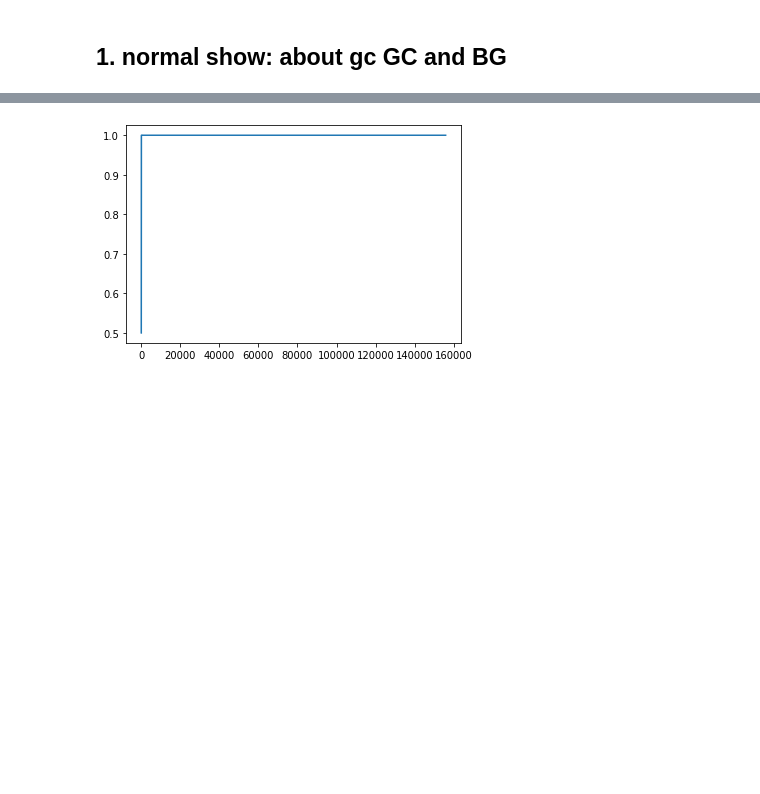
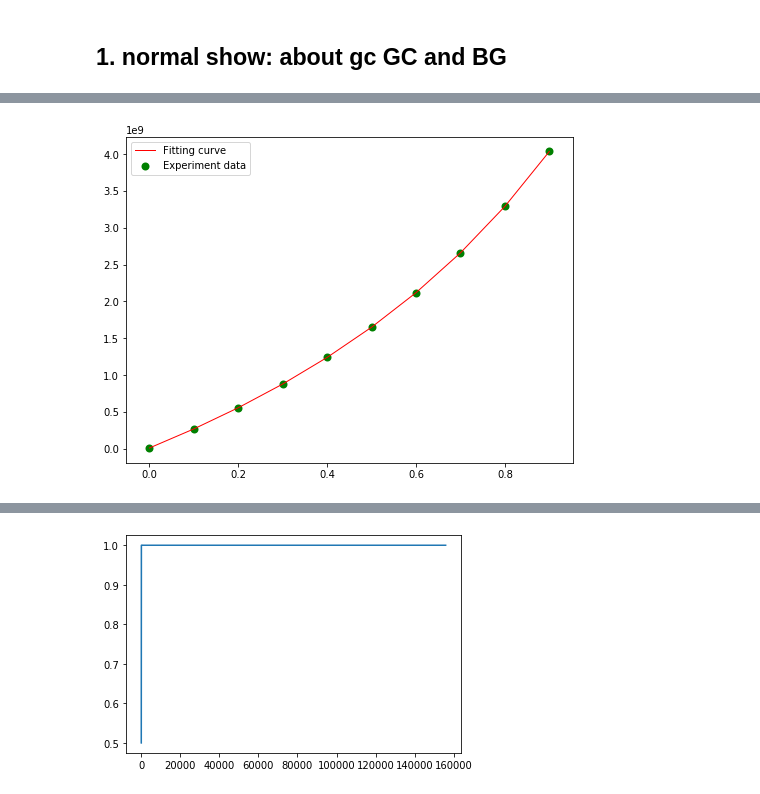
Before and after one commit to watersir/jupyter_experiment_result, a Jupyter notebook: Untitled.ipynb, the cells around one changed output, grey strips where cells are left out. Drawn from its saved outputs; the diff is of its cells as text; code cells hidden in the pictures; blank space fills up the shorter version.

```diff
--- a/Untitled.ipynb
+++ b/Untitled.ipynb
@@ -81,0 +235,23 @@ len BG = 0
+# %%
+# 数据搬移的开销和SSD invalid data之间的关系
+import numpy as np
+import matplotlib.pyplot as plt
+
+def getY(v):
+    w = 4096*4
+    E = 2000000
+    B = 4096
+    k = 0.5
+    R = 300000
+    y = w*(E+R*B)/B/(1-v*k)-w*R
+    return y
+# 待拟合的数据
+X = np.array([i*0.1 for i in range(0,10)])
+Y=np.array([getY(i) for i in X])
+plt.figure(figsize=(8,6)) #画图
+plt.scatter(X, Y, color="green", label="Experiment data", linewidth=2)
+plt.plot(X,Y,color="red",label="Fitting curve",linewidth=1)
+plt.legend() #绘制图例
+plt.show()
+# %% [output]
+[figure, added]
```
Also changed, not shown: parts of 17 cells of this notebook.
